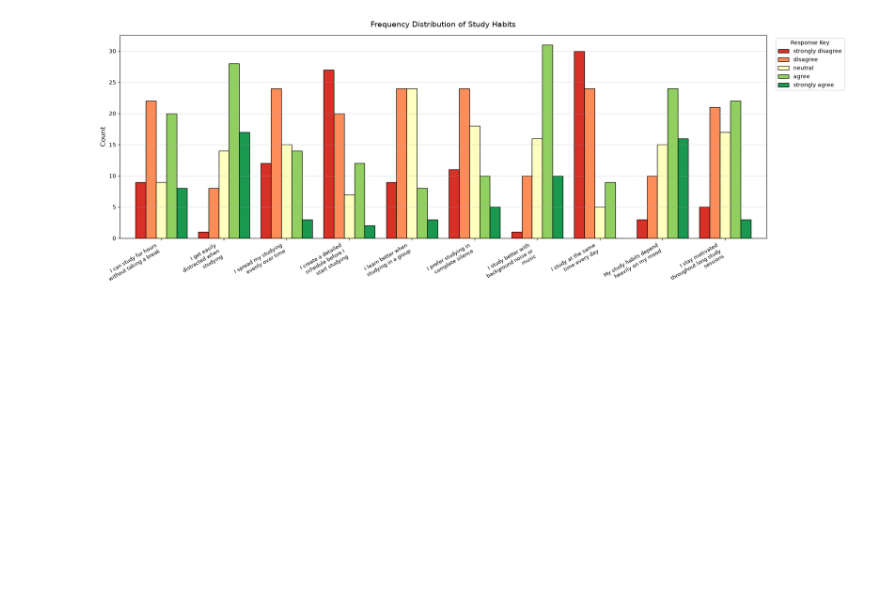
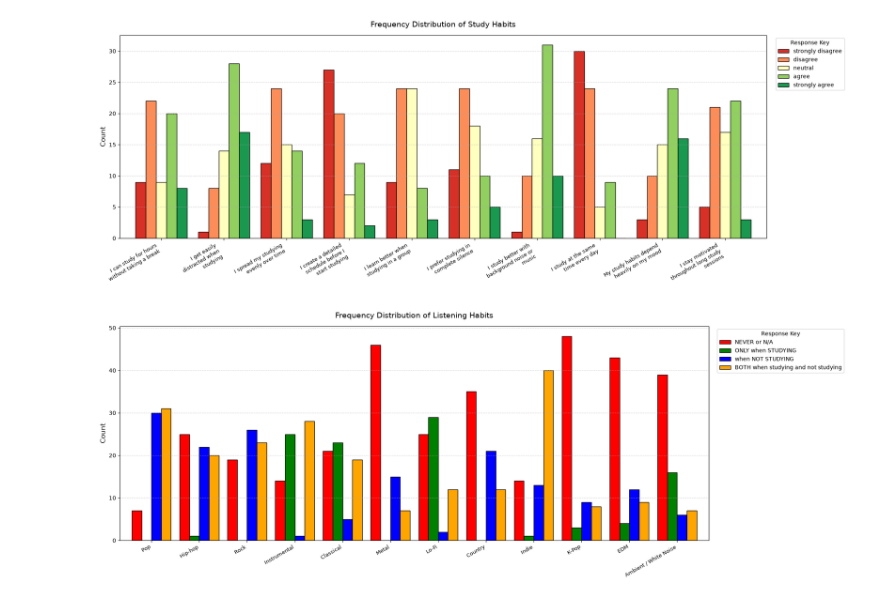
Before and after one commit to jobid0212/stats-project, a Jupyter notebook: music_study_prediction.ipynb, the cells around one changed output. Saved outputs shown, nothing was run; the diff lists cells and outputs as text; code cells hidden in the pictures; blank space fills up the shorter version.

Commit message:
Add Visualization for Listening Habits and Likert

```diff
--- a/music_study_prediction.ipynb
+++ b/music_study_prediction.ipynb
@@ -23,7 +23,7 @@ df = df.rename(columns={
     columns[5]: 'rock',
     columns[6]: 'instrumental',
     columns[7]: 'classical',
-    columns[8]: 'Metal',
+    columns[8]: 'metal',
     columns[9]: 'lofi',
     columns[10]: 'country',
     columns[11]: 'indie',
@@ -182,7 +182,7 @@ genre_cols = [
     'rock',
     'instrumental',
     'classical',
-    'Metal',
+    'metal',
     'lofi',
     'country',
     'indie',
@@ -374,3 +374,59 @@ plt.tight_layout()
 plt.show()
 # %% [output]
 [figure]
+# %%
+feature_mapping = {
+    'pop': 'Pop',
+    'hiphop': 'Hip-hop',
+    'rock': 'Rock',
+    'instrumental': 'Instrumental',
+    'classical': 'Classical',
+    'metal': 'Metal',
+    'lofi': 'Lo-Fi',
+    'country': 'Country',
+    'indie': 'Indie',
+    'kpop': 'K-Pop',
+    'edm': 'EDM',
+    'ambient': 'Ambient / White Noise'
+}
+
+value_mapping = {
+    0: 'NEVER or N/A',
+    1: 'ONLY when STUDYING',
+    2: 'when NOT STUDYING',
+    3: 'BOTH when studying and not studying'
+}
+
+# 1. Calculate frequencies for each feature and enforce the 0 to 3 column order
+cols = list(feature_mapping.keys())
+counts_df = df[cols].apply(lambda col: col.value_counts()).T.fillna(0)
+counts_df = counts_df.reindex(columns=[0, 1, 2, 3], fill_value=0)
+
+# 2. Wrap long x-axis labels so they fit underneath each bar group
+wrapped_labels = [textwrap.fill(feature_mapping[col], width=22) for col in cols]
+counts_df.index = wrapped_labels
+
+# 3. Map columns to legend labels and assign 5 diverging colors
+counts_df = counts_df.rename(columns=value_mapping)
+colors = ['red', 'green', 'blue', 'orange']
+
+ax = counts_df.plot(
+    kind='bar',
+    color=colors,
+    edgecolor='black',
+    width=0.82,
+    figsize=(19, 7)
+)
+
+# 4. Formatting & Legend
+plt.title('Frequency Distribution of Listening Habits', fontsize=14, pad=15)
+plt.ylabel('Count', fontsize=12)
+plt.xlabel('')
+plt.xticks(rotation=30, ha='right', fontsize=9)
+plt.legend(title='Response Key', bbox_to_anchor=(1.01, 1), loc='upper left')
+plt.grid(axis='y', linestyle='--', alpha=0.5)
+
+plt.tight_layout()
+plt.show()
+# %% [output]
+[figure, added]
```
Also changed, not shown: parts of 4 cells of this notebook.
